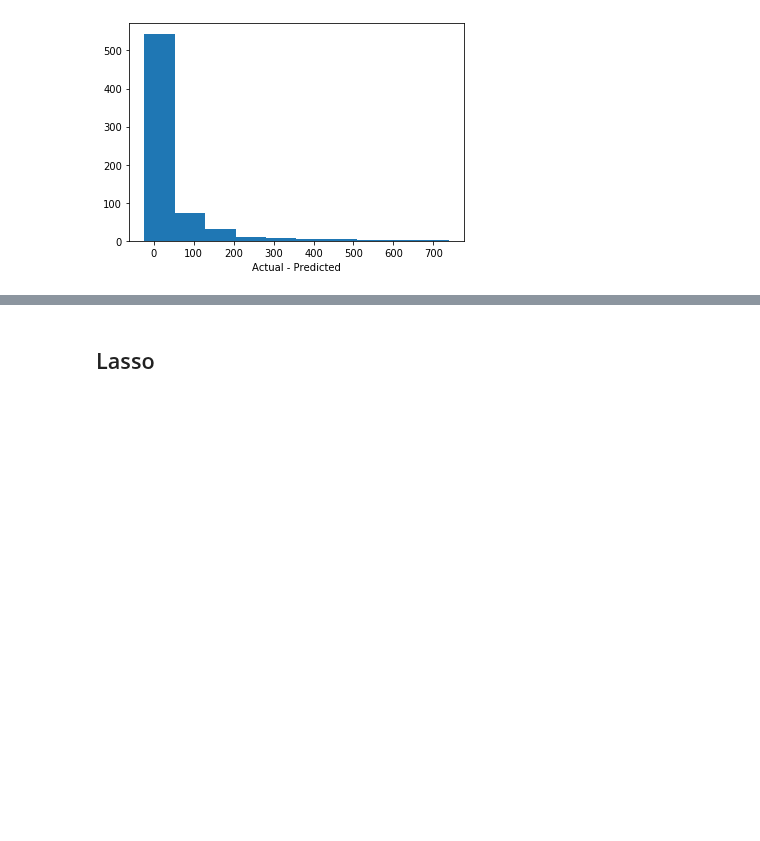
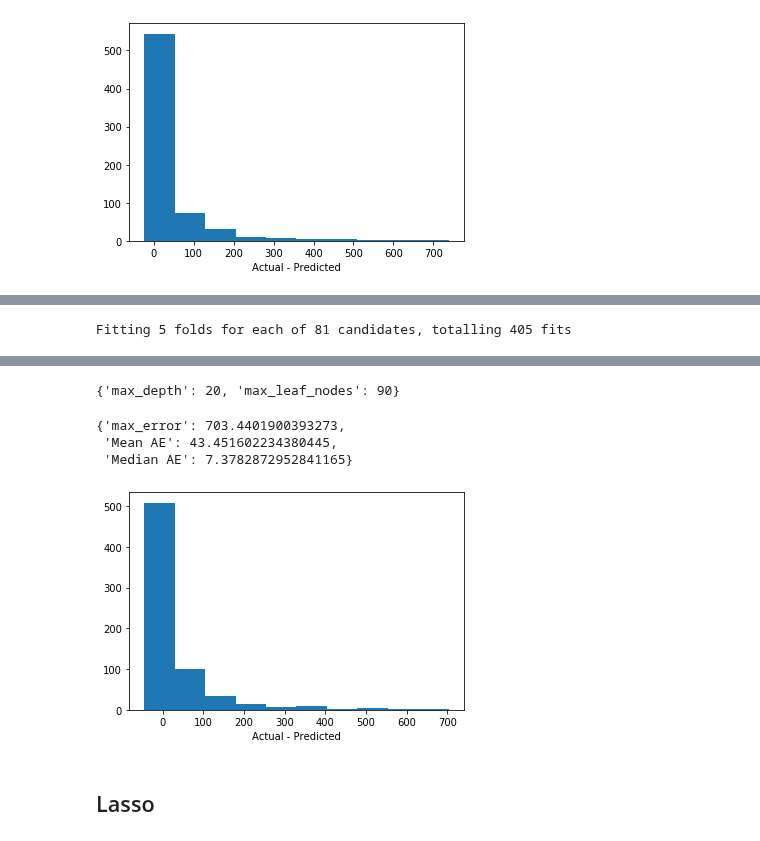
Before and after one commit to suneric98/Crescendo, a Jupyter notebook: data/regression_DaysOnTopCharts.ipynb, the cells around one changed output, grey strips where cells are left out. Cells and saved outputs as stored; diff of their text form; code cells hidden in the pictures; blank space fills up the shorter version.

```diff
--- a/data/models_DaysOnTopCharts.ipynb
+++ b/data/regression_DaysOnTopCharts.ipynb
@@ -313,0 +318,7 @@ evalModel(cv['model'])
+# %%
+params = {"max_depth":np.arange(10,100,10), "max_leaf_nodes":np.arange(10, 100, 10)}
+cv = gridsearch(RandomForestRegressor(n_jobs = -1), params, X2_train, y2_train)
+print(cv['params'])
+evalModel(cv['model'], X2_test, y2_test)
+# %% [output]
+Fitting 5 folds for each of 81 candidates, totalling 405 fits
@@ -314,3 +330,8 @@ evalModel(cv['model'])
+{'max_depth': 20, 'max_leaf_nodes': 90}
+{'max_error': 703.4401900393273,
+ 'Mean AE': 43.451602234380445,
+ 'Median AE': 7.3782872952841165}
+[figure, added]
 # %% [markdown]
 ## Lasso
 # %%
```
Also changed, not shown: parts of 36 cells of this notebook.
